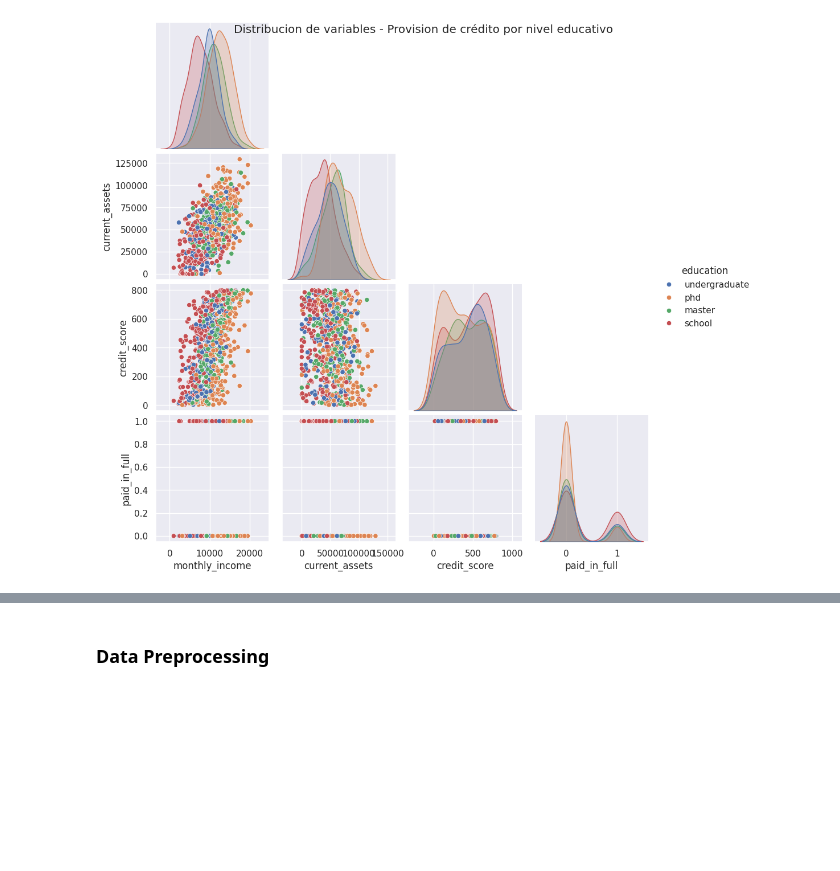
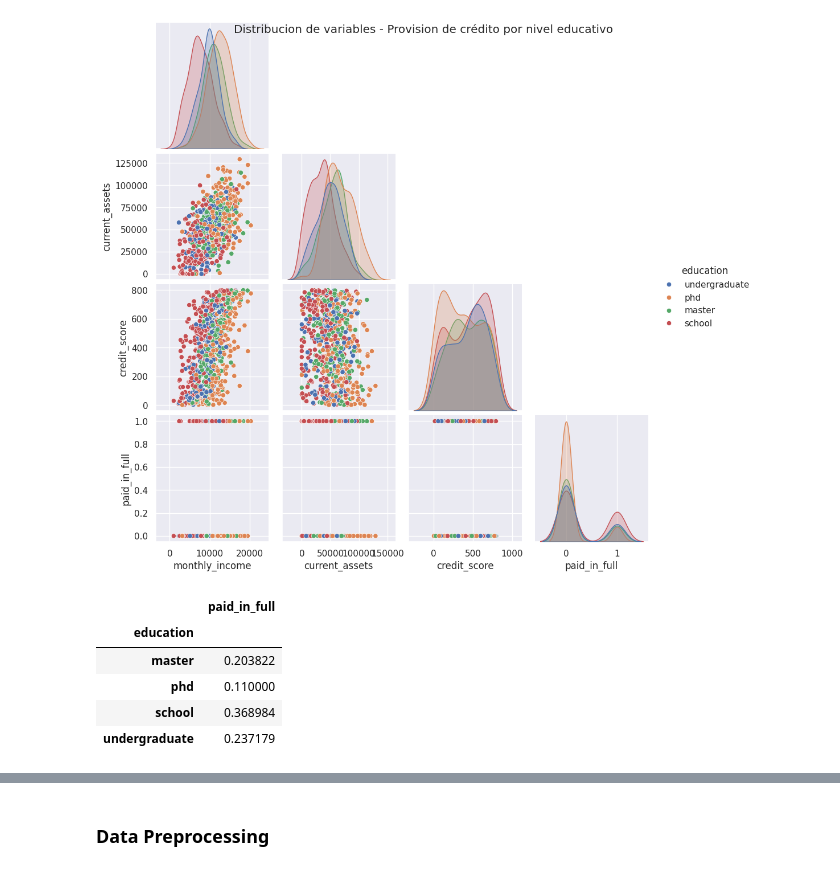
Before and after one commit to santiagoahl/risk-model-for-credit-loans, a Jupyter notebook: notebooks/predict_risk.ipynb, the cells around one changed output, grey strips where cells are left out. Cells and saved outputs as stored; diff of their text form; code cells hidden in the pictures; blank space fills up the shorter version.

```diff
--- a/notebooks/predict_risk.ipynb
+++ b/notebooks/predict_risk.ipynb
@@ -78,3 +95,13 @@ plt.savefig("../images/education_level_loans.png", format="png")
 plt.show()
 # %% [output]
 [figure]
+# %%
+# correlation between education level and loan success
+df[["education", "paid_in_full"]].groupby("education").mean()
+# %% [output]
+|  | paid_in_full |
+| education |  |
+| master | 0.203822 |
+| phd | 0.110000 |
+| school | 0.368984 |
+| undergraduate | 0.237179 |
```
Also changed, not shown: parts of 10 cells of this notebook, 5 other files.
